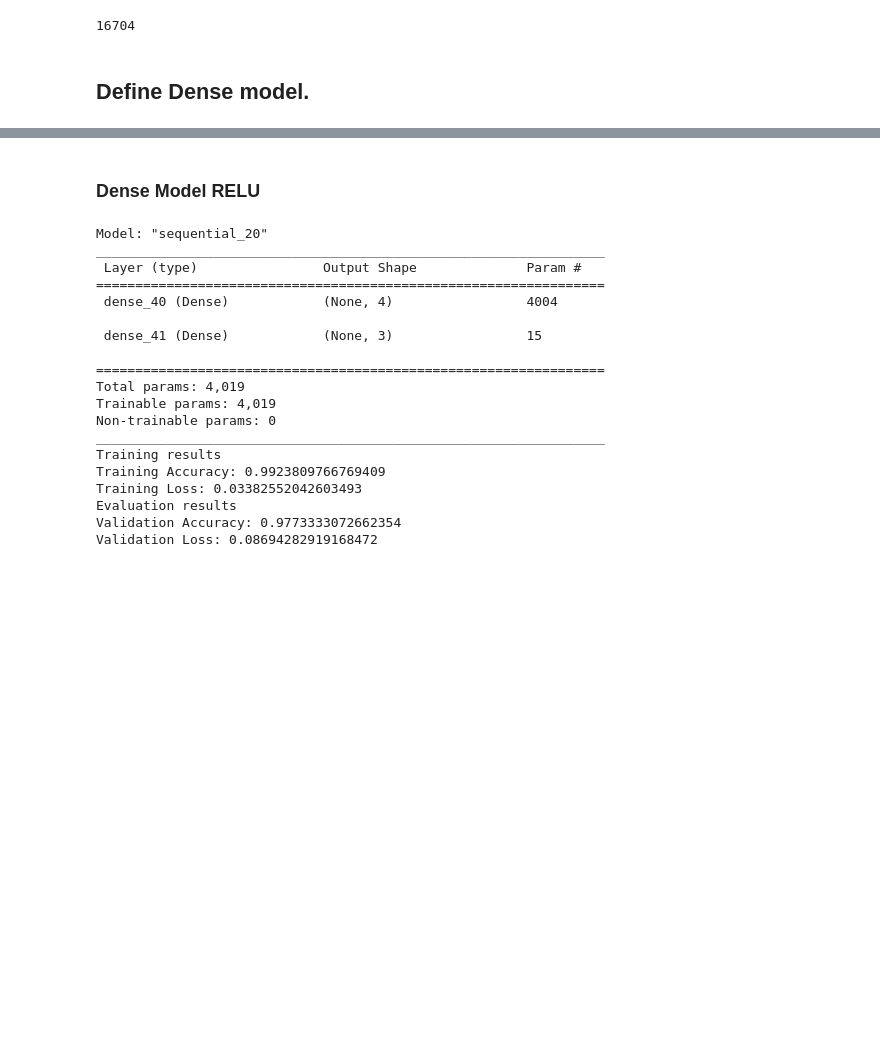
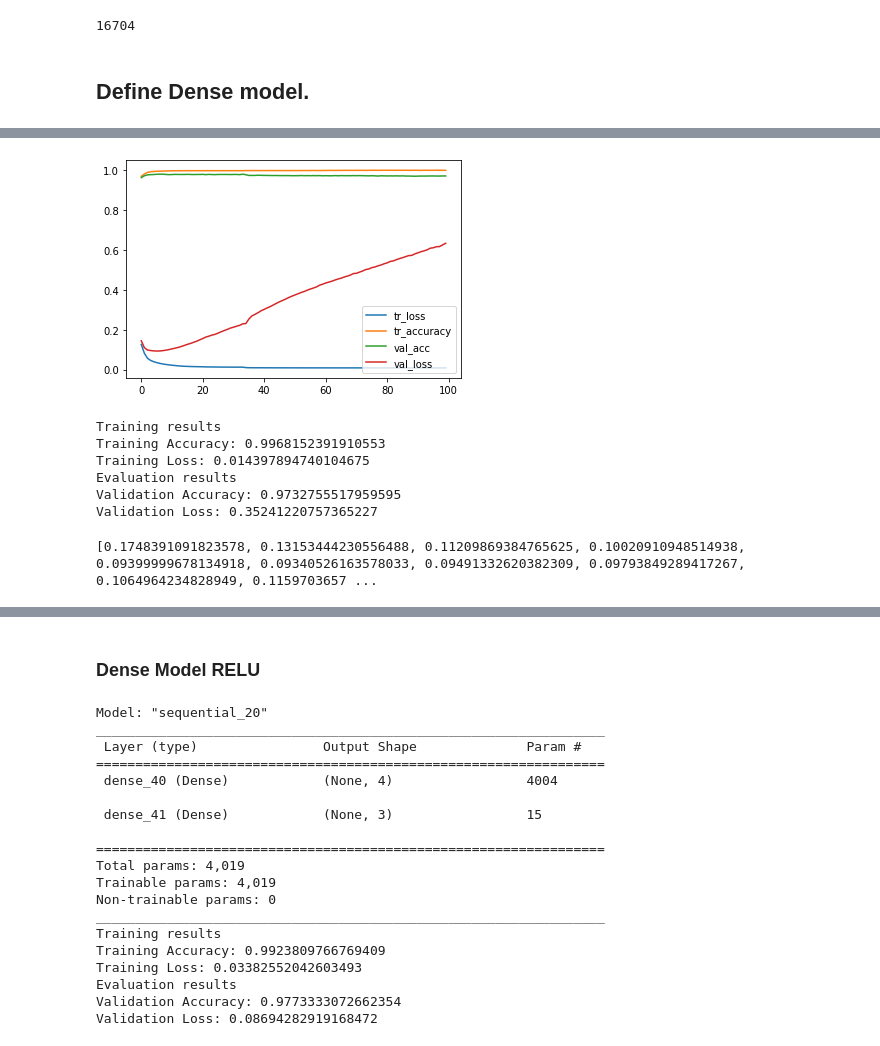
Before and after one commit to veysiadn/acustic-emission-models, a Jupyter notebook: convert_deploy.ipynb, the cells around one changed output, grey strips where cells are left out. Cells and saved outputs as stored; diff of their text form; code cells hidden in the pictures; blank space fills up the shorter version.

```diff
--- a/convert_deploy.ipynb
+++ b/convert_deploy.ipynb
@@ -867,0 +887,35 @@ Validation Loss: 0.07003500312566757
+# %%
+val_acc = []
+val_losses = []
+training_acc=[]
+training_loss=[]
+train_dataset = tf.data.Dataset.from_tensor_slices((x_train, y_train))
+val_dataset = tf.data.Dataset.from_tensor_slices((x_val, y_val))
+BATCH_SIZE = 64
+
+train_dataset = tf.data.Dataset.from_tensor_slices((x_train, y_train))
+train_dataset = (train_dataset.shuffle(buffer_size=256)
+                                .batch(BATCH_SIZE)
+                                .prefetch(buffer_size=tf.data.AUTOTUNE))
+
+val_dataset = tf.data.Dataset.from_tensor_slices((x_val, y_val))
+val_dataset = (val_dataset.shuffle(buffer_size=256)
+                                .batch(BATCH_SIZE)
+                                .prefetch(buffer_size=tf.data.AUTOTUNE))
+
+dense_model = tf.keras.Sequential([
+    tf.keras.layers.Dense(4, activation='elu',input_shape=(1000,)),
+    tf.keras.layers.Dense(3,activation='softmax')
+])
+
+
+dense_model.compile(optimizer=tf.keras.optimizers.Adam(learning_rate=0.0001),
+              loss=tf.keras.losses.SparseCategoricalCrossentropy(),
+              metrics=['accuracy'])
+dense_model.summary()
+for i in range(100):
+    history=dense_model.fit(train_dataset,validation_data=val_dataset, epochs=100,verbose=0)
+    val_acc.append(history.history['val_accuracy'][-1])
+    val_losses.append(history.history['val_loss'][-1])
+    training_acc.append(history.history['accuracy'][-1])
+    training_loss.append(history.history['loss'][-1])
@@ -867,0 +936,28 @@ Validation Loss: 0.07003500312566757
+# %%
+import matplotlib.pyplot as plt
+plt.plot(training_loss)
+plt.plot(training_acc)
+plt.plot(val_acc)
+plt.plot(val_losses)
+plt.legend(['tr_loss', 'tr_accuracy', 'val_acc', 'val_loss'], loc='lower right')
+plt.show()
+# %% [output]
+[figure, added]
+# %%
+print("Training results")
+print(f"Training Accuracy: {np.mean(training_acc)}")
+print(f"Training Loss: {np.mean(training_loss)}")
+print("Evaluation results")
+print(f"Validation Accuracy: {np.mean(val_acc)}")
+print(f"Validation Loss: {np.mean(val_losses)}")
+# %% [output]
+Training results
+Training Accuracy: 0.9968152391910553
+Training Loss: 0.014397894740104675
+Evaluation results
+Validation Accuracy: 0.9732755517959595
+Validation Loss: 0.35241220757365227
+# %%
+print(val_losses)
+# %% [output]
+[0.1748391091823578, 0.13153444230556488, 0.11209869384765625, 0.10020910948514938, 0.09399999678134918, 0.09340526163578033, 0.09491332620382309, 0.09793849289417267, 0.1064964234828949, 0.1159703657 ...
```
Also changed, not shown: parts of 6 cells of this notebook, 1 other file.
